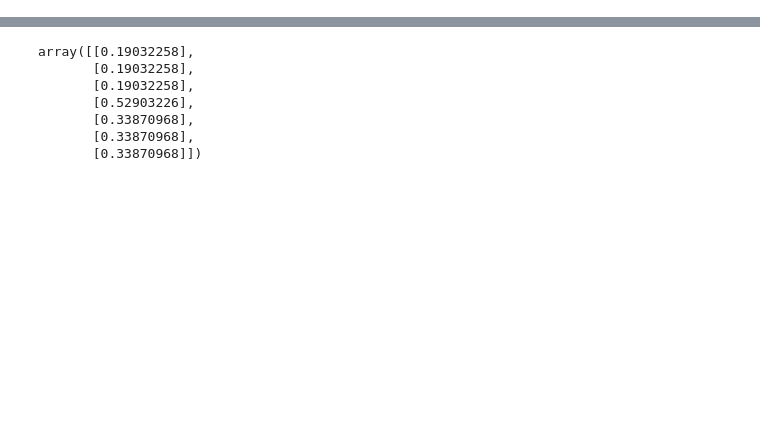
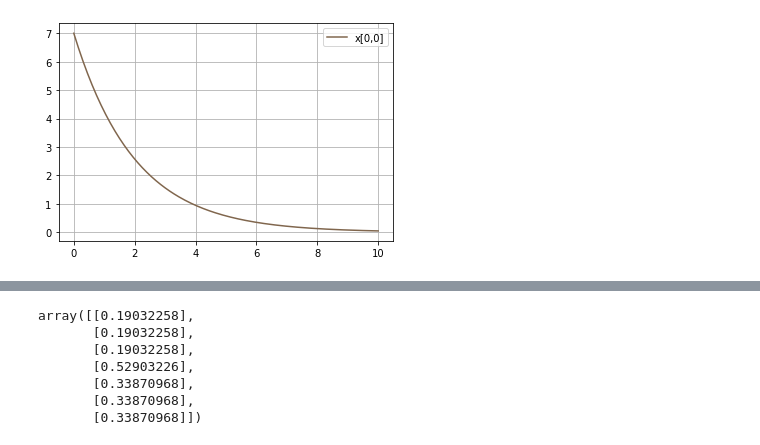
Before and after one commit to Mehrdadghassabi/Gracc, a Jupyter notebook: BCSThesis/Source/GRacC.ipynb, the cells around one changed output, grey strips where cells are left out. Drawn from its saved outputs; the diff is of its cells as text; code cells hidden in the pictures; blank space fills up the shorter version.

```diff
--- a/BCSThesis/Source/GRacC.ipynb
+++ b/BCSThesis/Source/GRacC.ipynb
@@ -27,0 +53,15 @@ import matplotlib.pyplot as plt
+# %%
+def _complex_to_real_jac(jac):
+    real_jac = np.empty((2*jac.shape[0], 2*jac.shape[1]))
+    real_jac[0::2, 0::2] = jac.real
+    real_jac[1::2, 1::2] = jac.real
+    real_jac[0::2, 1::2] = -jac.imag
+    real_jac[1::2, 0::2] = jac.imag
+    return real_jac
+# %%
+def _transform_banded_jac(bjac):
+    # Shift every other column.
+    newjac = np.zeros((bjac.shape[0] + 1, bjac.shape[1]))
+    newjac[1:, ::2] = bjac[:, ::2]
+    newjac[:-1, 1::2] = bjac[:, 1::2]
+    return newjac
@@ -28,3 +213,31 @@ import matplotlib.pyplot as plt
+# %%
+def asys(x, t, a):
+    return a.dot(x)
+# %%
+def plot_weight_function():
+    a = np.array([[-0.5]])
+    t = np.linspace(0, 10, 201)
+
+    # x0 is the initial condition.
+    x0 = np.array([[7.0]])
+
+    sol = odeintw(asys, x0, t, args=(a,))
+
+    plt.figure(1)
+    plt.clf()
+    color1 = (0.5, 0.4, 0.3)
+    color2 = (0.2, 0.2, 1.0)
+    plt.plot(t, sol[:, 0, 0], color=color1, label='x[0,0]')
+    # plt.plot(t, sol[:, 0, 1], color=color2, label='x[0,1]')
+    # plt.plot(t, sol[:, 1, 0], '--', color=color1, linewidth=1.5, label='x[1,0]')
+    # plt.plot(t, sol[:, 1, 1], '--', color=color2, linewidth=1.5, label='x[1,1]')
+    plt.legend(loc='best')
+    plt.grid(True)
+    plt.show()
+# %%
+plot_weight_function()
+# %% [output]
+[figure, added]
 # %%
 def str_on_edge(a,b,c,d):
     s = ''
```
Also changed, not shown: parts of 7 cells of this notebook, 1 other file.
